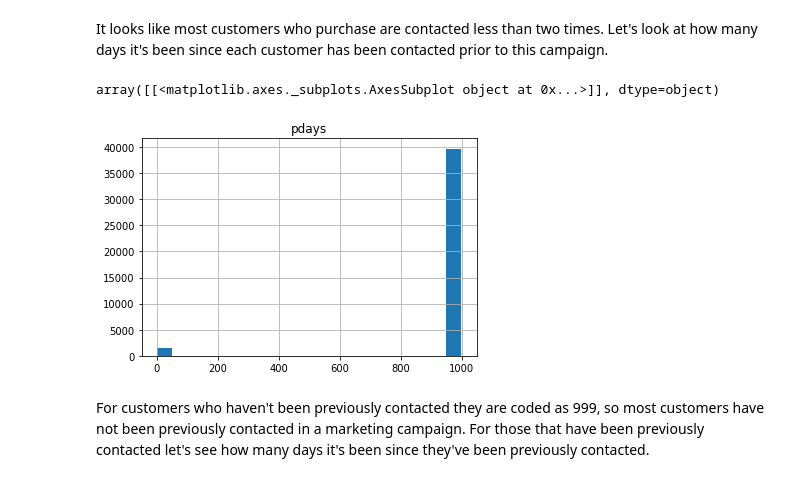
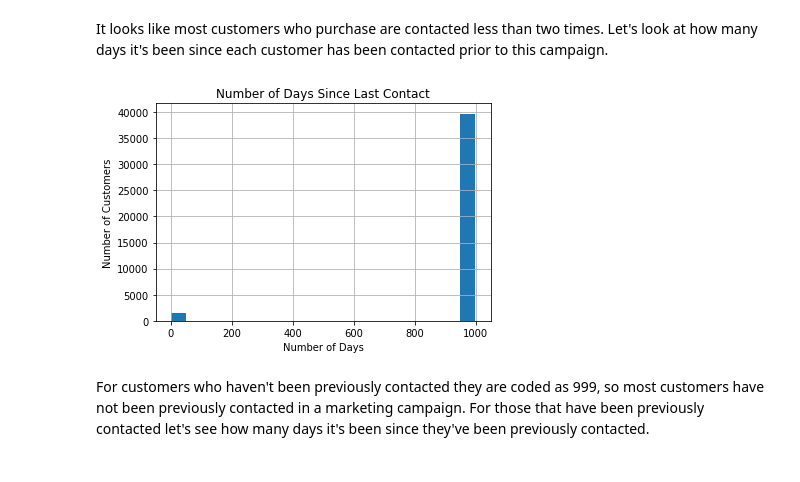
Before and after one commit to zinrion/Thinkful-Projects, a Jupyter notebook: Bank Marketing Exploration.ipynb, the cells around one changed output. Cells and saved outputs as stored; diff of their text form; code cells hidden in the pictures.

```diff
--- a/Bank Marketing Exploration.ipynb
+++ b/Bank Marketing Exploration.ipynb
@@ -143,10 +184,13 @@ plt.show()
 # %% [markdown]
 It looks like most customers who purchase are contacted less than two times.  Let's look at how many days it's been since each customer has been contacted prior to this campaign.
-# %%
-data.hist(column="pdays", bins=20)
-# %% [output]
-array([[<matplotlib.axes._subplots.AxesSubplot object at 0x...>]], dtype=object)
-[figure, removed]
+# %%
+data.hist(column="pdays", bins=20)
+plt.title("Number of Days Since Last Contact")
+plt.xlabel("Number of Days")
+plt.ylabel("Number of Customers")
+plt.show()
+# %% [output]
+[figure, added]
 # %% [markdown]
 For customers who haven't been previously contacted they are coded as 999, so most customers have not been previously contacted in a marketing campaign.  For those that have been previously contacted let's see how many days it's been since they've been previously contacted.
 # %%
```
Also changed, not shown: parts of 27 cells of this notebook, 1 other file.
